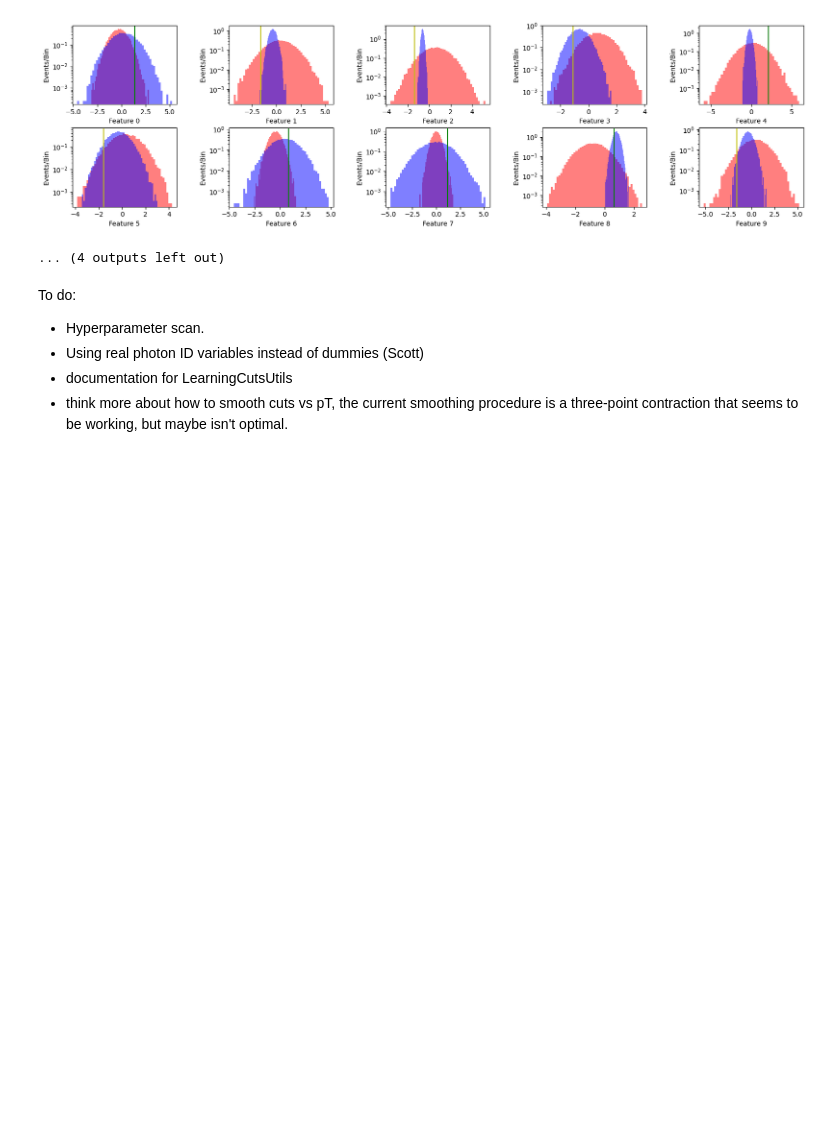
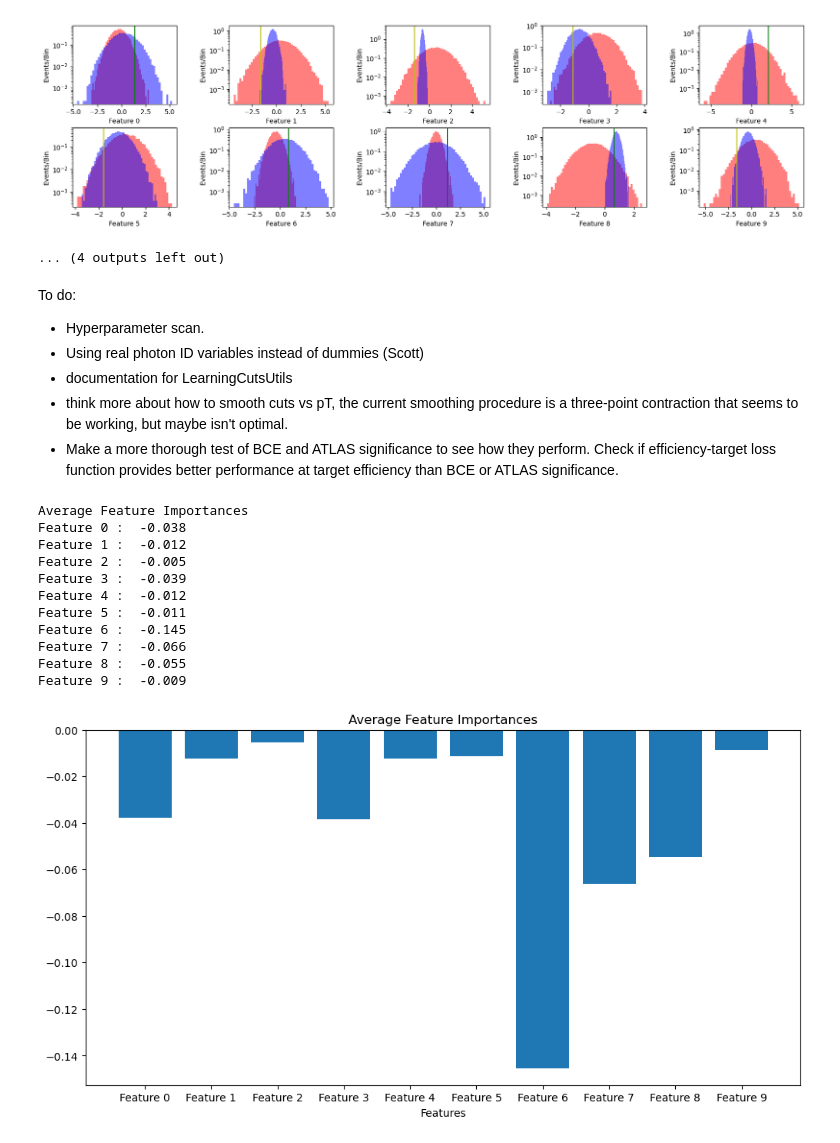
Before and after one commit to scipp-atlas/cabin-notebooks, a Jupyter notebook: EfficiencyScan.ipynb, the cells around one changed output. Cells and saved outputs as stored; diff of their text form; code cells hidden in the pictures; blank space fills up the shorter version.

```diff
--- a/EfficiencyScan.ipynb
+++ b/EfficiencyScan.ipynb
@@ -223,3 +224,4 @@ To do:
 * Using real photon ID variables instead of dummies (Scott)
 * documentation for LearningCutsUtils
 * think more about how to smooth cuts vs pT, the current smoothing procedure is a three-point contraction that seems to be working, but maybe isn't optimal.
+* Make a more thorough test of BCE and ATLAS significance to see how they perform.   Check if efficiency-target loss function provides better performance at target efficiency than BCE or ATLAS significance.
@@ -225,0 +233,34 @@ To do:
+# %%
+ig = IntegratedGradients(net.nets[-1])
+# %%
+x_test_tensor.requires_grad_()
+attr, delta = ig.attribute(x_test_tensor,return_convergence_delta=True)
+attr = attr.detach().numpy()
+# %%
+# Helper method to print importances and visualize distribution
+feature_names = [f"Feature {i}" for i in range(10)]
+def visualize_importances(feature_names, importances, title="Average Feature Importances", plot=True, axis_title="Features"):
+    print(title)
+    for i in range(len(feature_names)):
+        print(feature_names[i], ": ", '%.3f'%(importances[i]))
+    x_pos = (np.arange(len(feature_names)))
+    if plot:
+        plt.figure(figsize=(12,6))
+        plt.bar(x_pos, importances, align='center')
+        plt.xticks(x_pos, feature_names, wrap=True)
+        plt.xlabel(axis_title)
+        plt.title(title)
+visualize_importances(feature_names, np.mean(attr, axis=0))
+# %% [output]
+Average Feature Importances
+Feature 0 :  -0.038
+Feature 1 :  -0.012
+Feature 2 :  -0.005
+Feature 3 :  -0.039
+Feature 4 :  -0.012
+Feature 5 :  -0.011
+Feature 6 :  -0.145
+Feature 7 :  -0.066
+Feature 8 :  -0.055
+Feature 9 :  -0.009
+[figure, added]
```
Also changed, not shown: parts of 9 cells of this notebook.
